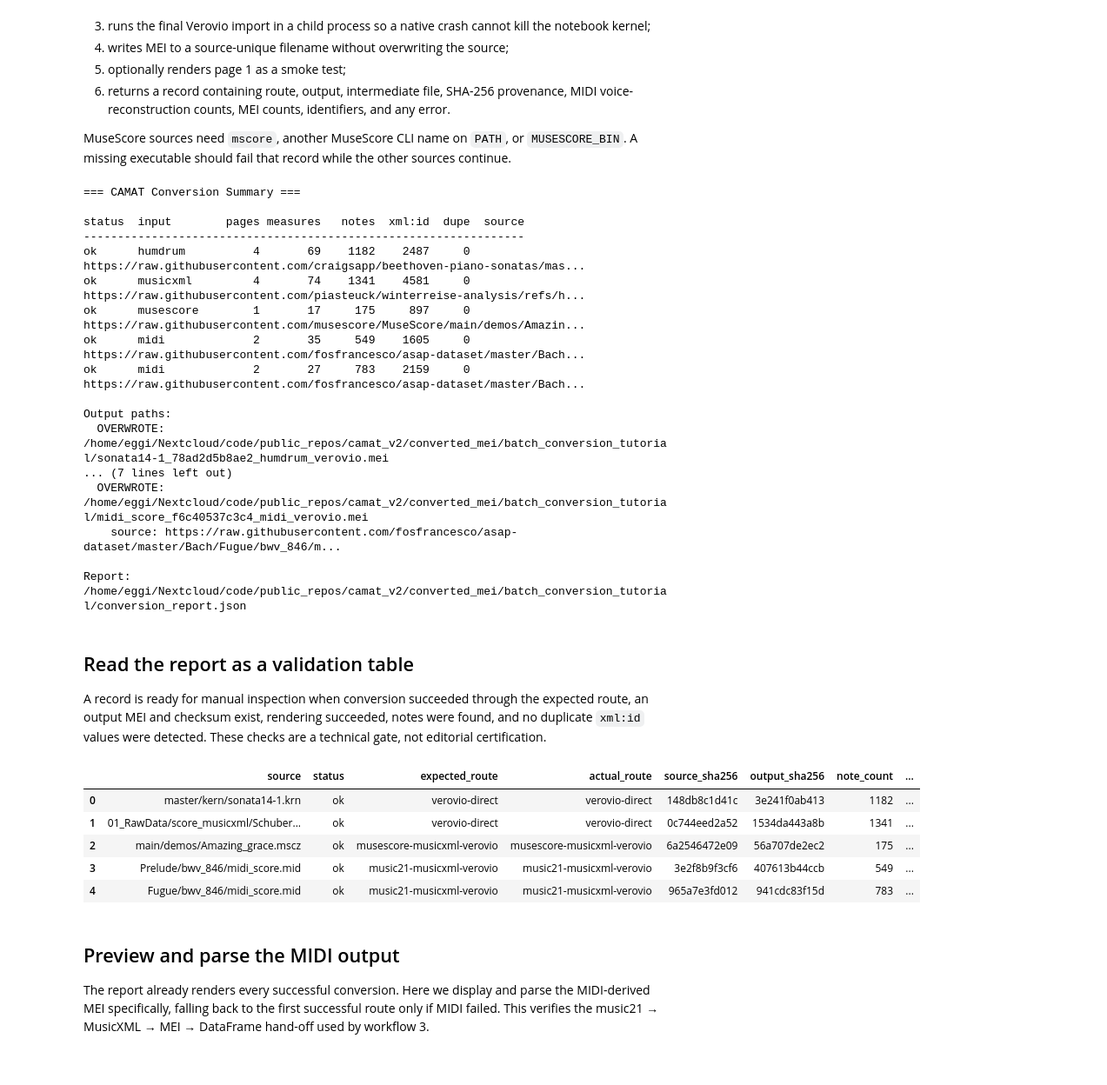
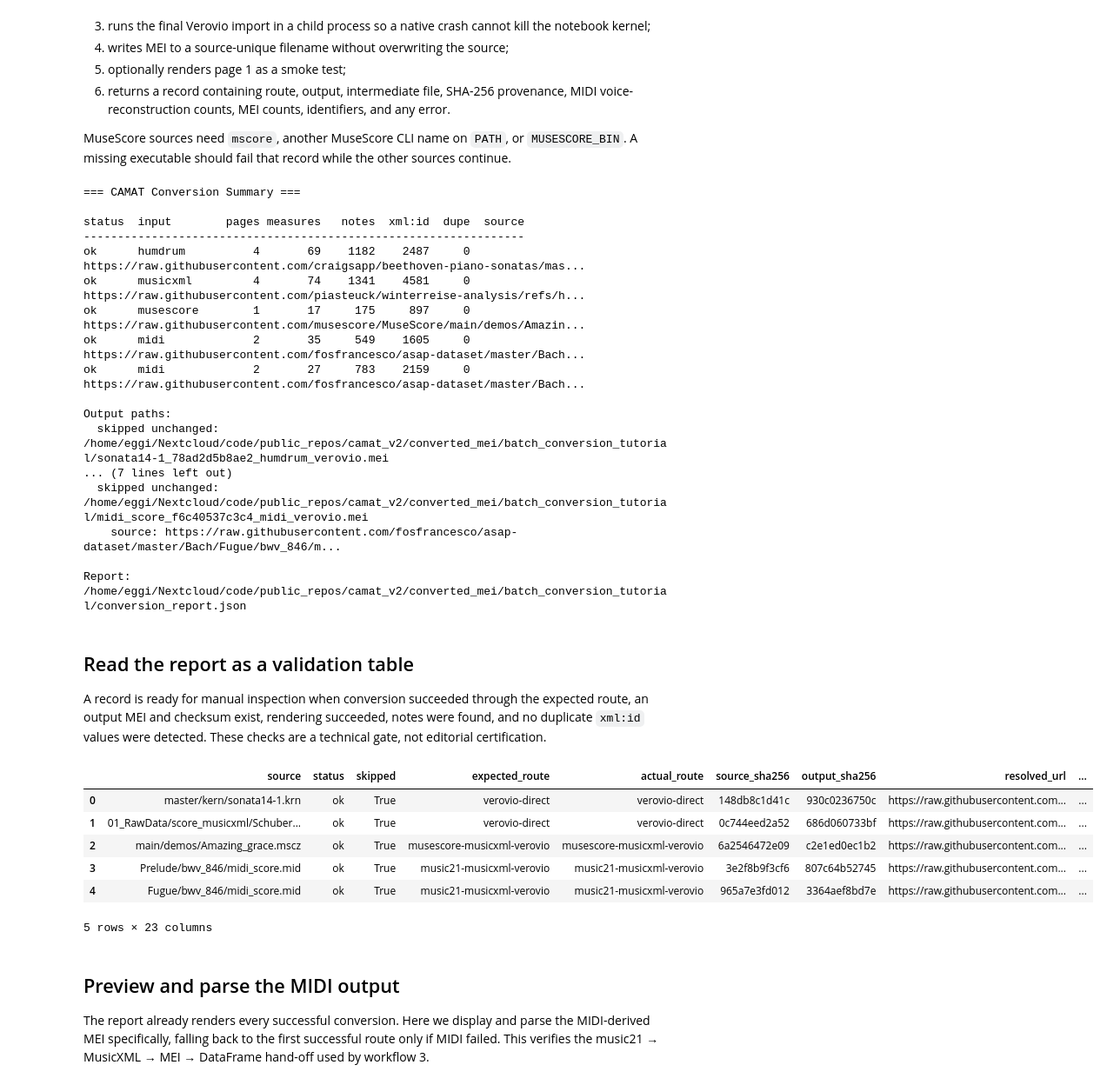
Before and after one commit to egorpol/camat_v2, a Jupyter notebook: notebooks/camat_batch_conversion.ipynb, the cells around one changed output. Shown at 87% size. Cells and saved outputs as stored; diff of their text form; code cells hidden in the pictures.

```diff
--- a/notebooks/camat_batch_conversion.ipynb
+++ b/notebooks/camat_batch_conversion.ipynb
@@ -25,8 +25,19 @@ if ROOT is None:
 if str(ROOT) not in sys.path:
     sys.path.insert(0, str(ROOT))
 
-from camat import expand_file_sources, parse_files, vrv_display_svg, vrv_load_from_file, vrv_quiet, vrv_render_page, vrv_set_options
-from camat import convert_sources
+from camat import (
+    DownloadOptions,
+    MidiImportOptions,
+    convert_sources,
+    expand_file_sources,
+    parse_files,
+    set_validation_stage,
+    vrv_display_svg,
+    vrv_load_from_file,
+    vrv_quiet,
+    vrv_render_page,
+    vrv_set_options,
+)
 from camat.conversion import print_conversion_summary
 
 SOURCE_MANIFEST = ROOT / 'test_corpus' / 'non_mei_test_copora_links.txt'
@@ -115,6 +126,8 @@ MuseScore sources need `mscore`, another MuseScore CLI name on `PATH`, or `MUSES
 TIMEOUT_SECONDS = 120
 N_JOBS = 1
 RENDER_FIRST_PAGE = True
+MIDI_OPTIONS = MidiImportOptions()  # Override per corpus when 64ths or unusual tuplets are expected.
+DOWNLOAD_OPTIONS = DownloadOptions(max_bytes=100 * 1024 * 1024)
 
 records = convert_sources(
     SHOWCASE_SOURCES,
@@ -125,6 +138,9 @@ records = convert_sources(
     show_progress=True,
     expand_txt_sources=False,
     source_base_dir=ROOT,
+    midi_options=MIDI_OPTIONS,
+    download_options=DOWNLOAD_OPTIONS,
+    resume_policy='if-unchanged',
 )
 
 report_path = OUTPUT_DIR / 'conversion_report.json'
@@ -143,9 +159,9 @@ ok      midi             2       35     549    1605     0  https://raw.githubuse
 ok      midi             2       27     783    2159     0  https://raw.githubusercontent.com/fosfrancesco/asap-dataset/master/Bach...
 
 Output paths:
-  OVERWROTE: /home/eggi/Nextcloud/code/public_repos/camat_v2/converted_mei/batch_conversion_tutorial/sonata14-1_78ad2d5b8ae2_humdrum_verovio.mei
+  skipped unchanged: /home/eggi/Nextcloud/code/public_repos/camat_v2/converted_mei/batch_conversion_tutorial/sonata14-1_78ad2d5b8ae2_humdrum_verovio.mei
 ... (7 lines left out)
-  OVERWROTE: /home/eggi/Nextcloud/code/public_repos/camat_v2/converted_mei/batch_conversion_tutorial/midi_score_f6c40537c3c4_midi_verovio.mei
+  skipped unchanged: /home/eggi/Nextcloud/code/public_repos/camat_v2/converted_mei/batch_conversion_tutorial/midi_score_f6c40537c3c4_midi_verovio.mei
     source: https://raw.githubusercontent.com/fosfrancesco/asap-dataset/master/Bach/Fugue/bwv_846/m...
 
 Report: /home/eggi/Nextcloud/code/public_repos/camat_v2/converted_mei/batch_conversion_tutorial/conversion_report.json
@@ -171,39 +187,46 @@ def validation_status(record):
     if int(record.get('duplicate_xml_id_count') or 0) > 0:
         return 'duplicate xml:id'
     return 'ready for inspection'
 
 report_rows = []
 for record in records:
     source_path = Path(urlparse(record['source']).path)
     midi_diagnostics = record.get('music21_diagnostics') or {}
     report_rows.append({
         'source': '/'.join(source_path.parts[-3:]),
         'status': record.get('status'),
+        'skipped': record.get('skipped'),
         'expected_route': expected_route_by_source.get(record['source']),
         'actual_route': record.get('conversion_route'),
         'source_sha256': (record.get('source_sha256') or '')[:12],
         'output_sha256': (record.get('output_sha256') or '')[:12],
+        'resolved_url': record.get('resolved_url'),
+        'tool_versions': record.get('tool_versions'),
+        'conversion_seconds': record.get('conversion_duration_seconds'),
         'note_count': record.get('note_count'),
         'xml_id_count': record.get('xml_id_count'),
         'duplicate_xml_id_count': record.get('duplicate_xml_id_count'),
         'midi_quantization_grid': midi_diagnostics.get('quantization_quarter_length_divisors'),
         'midi_overlap_measures': midi_diagnostics.get('staggered_overlap_measures'),
         'midi_voice_measures_before': midi_diagnostics.get('voice_measures_before'),
         'midi_voice_measures_after': midi_diagnostics.get('voice_measures_after'),
         'midi_visible_rests_added': midi_diagnostics.get('visible_rests_added'),
         'validation': validation_status(record),
         'output_mei': record.get('output_mei'),
+        'failure_stage': record.get('failure_stage'),
+        'failure_code': record.get('failure_code'),
         'error': record.get('error'),
     })
 report_df = pd.DataFrame(report_rows)
 display(report_df)
 # %% [output]
-|  | source | status | expected_route | actual_route | source_sha256 | output_sha256 | note_count | ... |
-| 0 | master/kern/sonata14-1.krn | ok | verovio-direct | verovio-direct | 148db8c1d41c | 3e241f0ab413 | 1182 | ... |
-| 1 | 01_RawData/score_musicxml/Schuber... | ok | verovio-direct | verovio-direct | 0c744eed2a52 | 1534da443a8b | 1341 | ... |
-| 2 | main/demos/Amazing_grace.mscz | ok | musescore-musicxml-verovio | musescore-musicxml-verovio | 6a2546472e09 | 56a707de2ec2 | 175 | ... |
-| 3 | Prelude/bwv_846/midi_score.mid | ok | music21-musicxml-verovio | music21-musicxml-verovio | 3e2f8b9f3cf6 | 407613b44ccb | 549 | ... |
-| 4 | Fugue/bwv_846/midi_score.mid | ok | music21-musicxml-verovio | music21-musicxml-verovio | 965a7e3fd012 | 941cdc83f15d | 783 | ... |
+|  | source | status | skipped | expected_route | actual_route | source_sha256 | output_sha256 | resolved_url | ... |
+| 0 | master/kern/sonata14-1.krn | ok | True | verovio-direct | verovio-direct | 148db8c1d41c | 930c0236750c | https://raw.githubusercontent.com... | ... |
+| 1 | 01_RawData/score_musicxml/Schuber... | ok | True | verovio-direct | verovio-direct | 0c744eed2a52 | 686d060733bf | https://raw.githubusercontent.com... | ... |
+| 2 | main/demos/Amazing_grace.mscz | ok | True | musescore-musicxml-verovio | musescore-musicxml-verovio | 6a2546472e09 | c2e1ed0ec1b2 | https://raw.githubusercontent.com... | ... |
+| 3 | Prelude/bwv_846/midi_score.mid | ok | True | music21-musicxml-verovio | music21-musicxml-verovio | 3e2f8b9f3cf6 | 807c64b52745 | https://raw.githubusercontent.com... | ... |
+| 4 | Fugue/bwv_846/midi_score.mid | ok | True | music21-musicxml-verovio | music21-musicxml-verovio | 965a7e3fd012 | 3364aef8bd7e | https://raw.githubusercontent.com... | ... |
+5 rows × 23 columns
 # %% [markdown]
 ## Preview and parse the MIDI output
 
```
Also changed, not shown: parts of 1 cell of this notebook, 25 other files.
